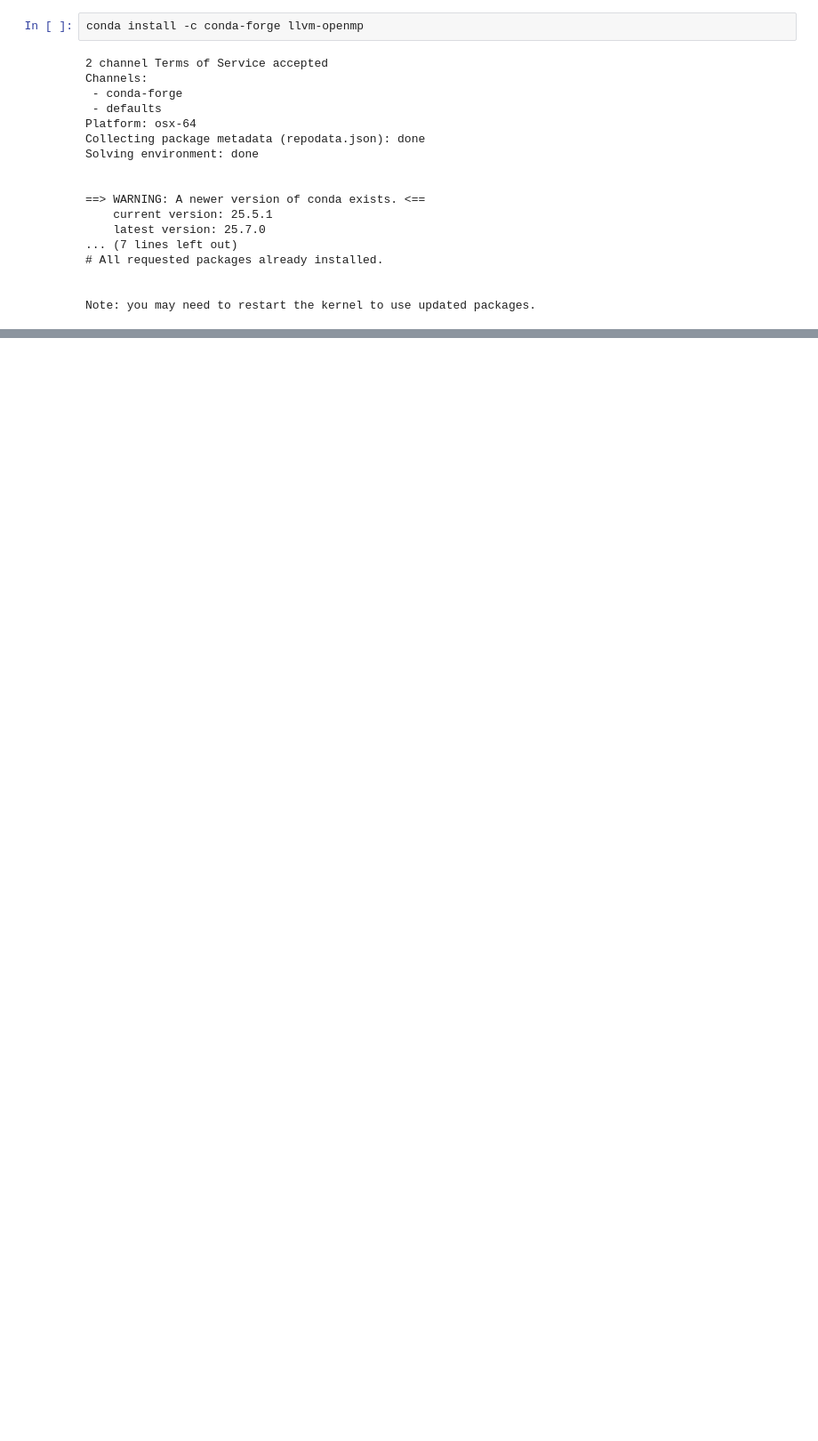
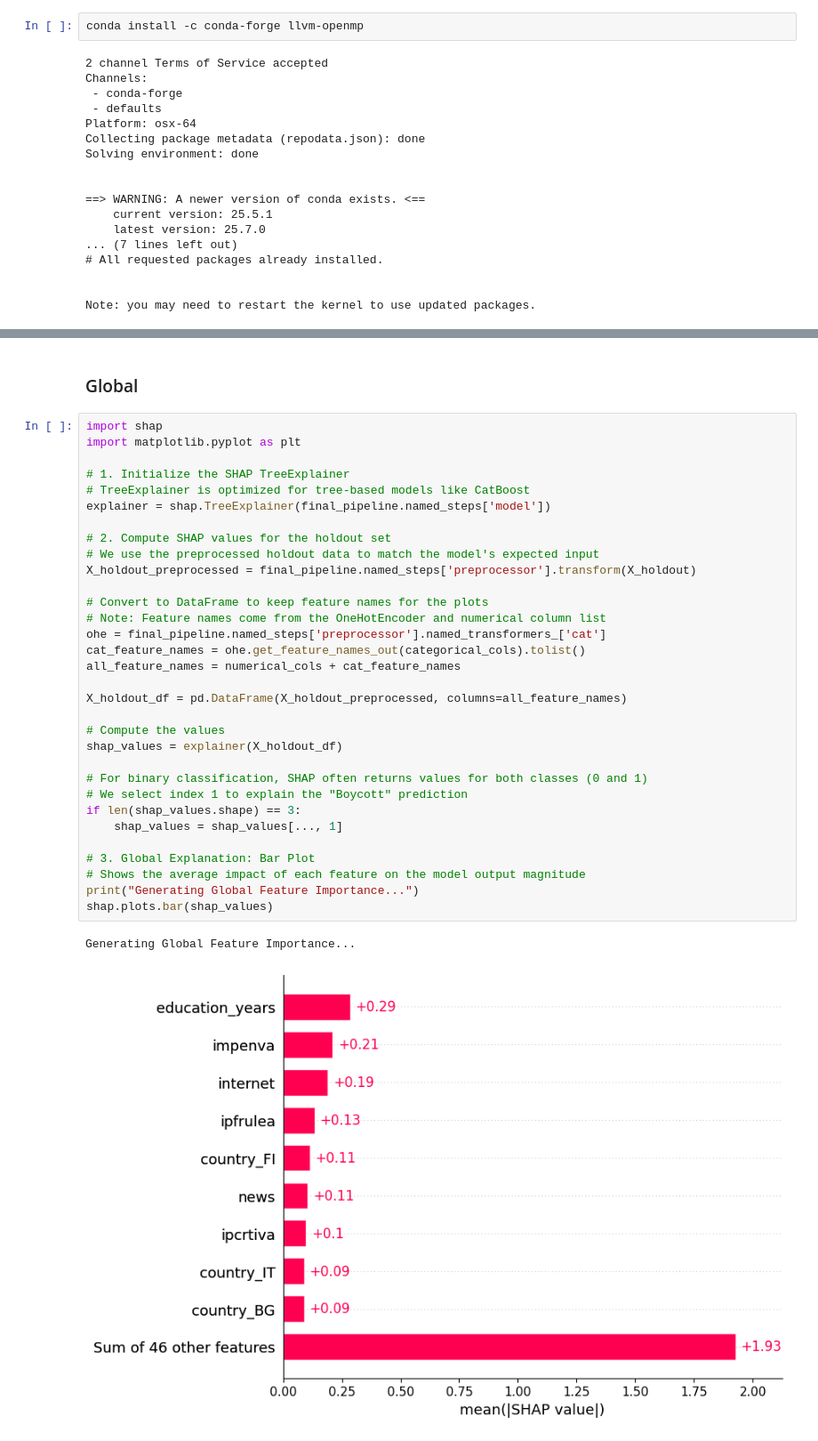
Before and after one commit to kchua675/Thesis, a Jupyter notebook: Thesis.ipynb, the cells around one changed output, grey strips where cells are left out. Shown at 89% size. Saved outputs shown, nothing was run; the diff lists cells and outputs as text; blank space fills up the shorter version.

```diff
--- a/Thesis.ipynb
+++ b/Thesis.ipynb
@@ -990,0 +1434,37 @@ print('done')
+# %% [markdown]
+### Global
+# %%
+import shap
+import matplotlib.pyplot as plt
+
+# 1. Initialize the SHAP TreeExplainer
+# TreeExplainer is optimized for tree-based models like CatBoost
+explainer = shap.TreeExplainer(final_pipeline.named_steps['model'])
+
+# 2. Compute SHAP values for the holdout set
+# We use the preprocessed holdout data to match the model's expected input
+X_holdout_preprocessed = final_pipeline.named_steps['preprocessor'].transform(X_holdout)
+
+# Convert to DataFrame to keep feature names for the plots
+# Note: Feature names come from the OneHotEncoder and numerical column list
+ohe = final_pipeline.named_steps['preprocessor'].named_transformers_['cat']
+cat_feature_names = ohe.get_feature_names_out(categorical_cols).tolist()
+all_feature_names = numerical_cols + cat_feature_names
+
+X_holdout_df = pd.DataFrame(X_holdout_preprocessed, columns=all_feature_names)
+
+# Compute the values
+shap_values = explainer(X_holdout_df)
+
+# For binary classification, SHAP often returns values for both classes (0 and 1)
+# We select index 1 to explain the "Boycott" prediction
+if len(shap_values.shape) == 3:
+    shap_values = shap_values[..., 1]
+
+# 3. Global Explanation: Bar Plot
+# Shows the average impact of each feature on the model output magnitude
+print("Generating Global Feature Importance...")
+shap.plots.bar(shap_values)
+# %% [output]
+Generating Global Feature Importance...
+[figure, added]
```
Also changed, not shown: parts of 26 cells of this notebook.
